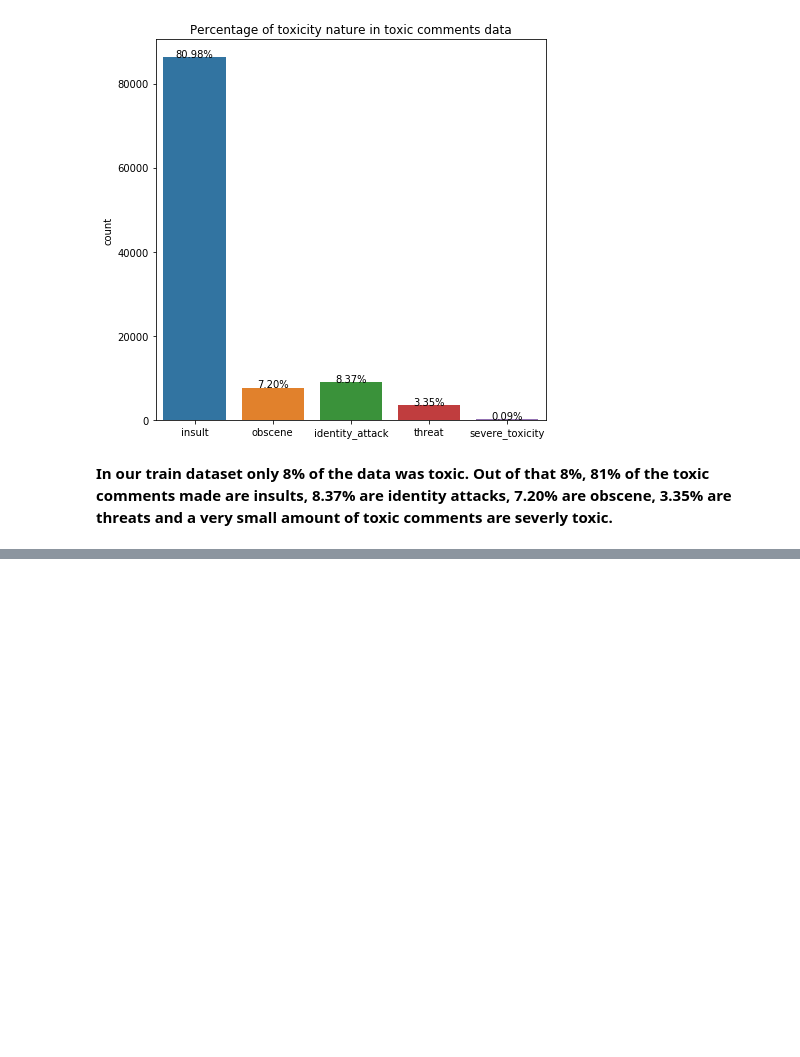
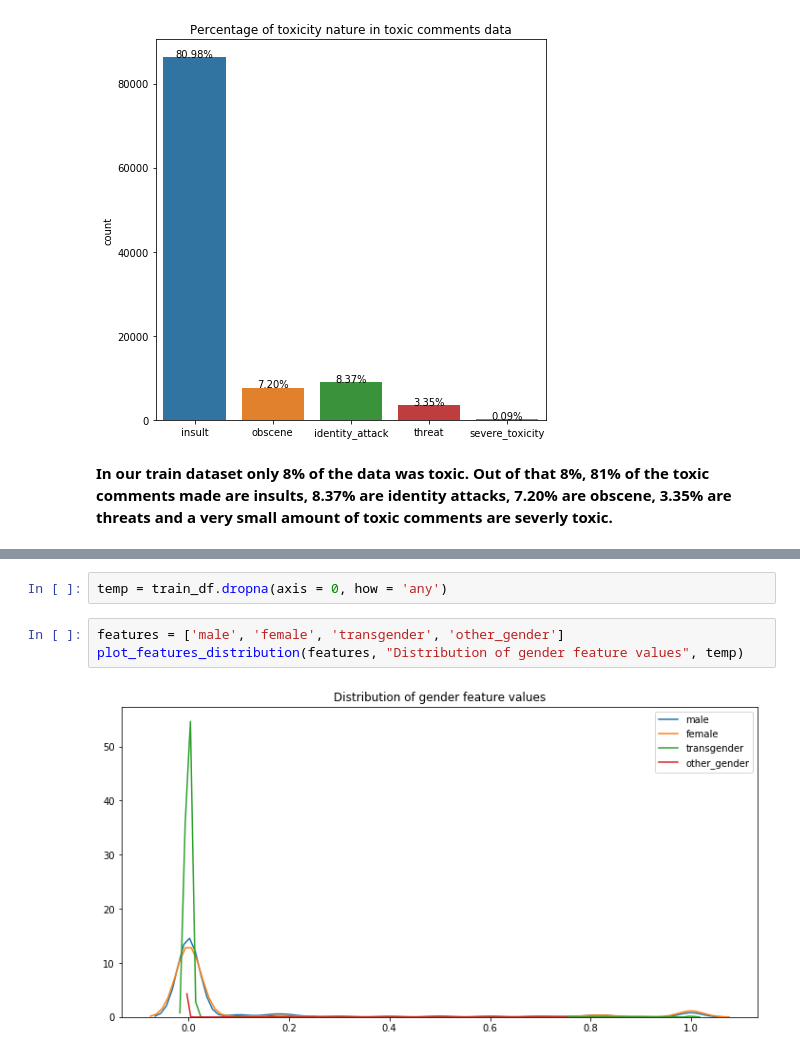
Before and after one commit to kkulkarnee/Text-classification, a Jupyter notebook: Toxicity_Classification.ipynb, the cells around one changed output, grey strips where cells are left out. Saved outputs shown, nothing was run; the diff lists cells and outputs as text; blank space fills up the shorter version.

```diff
--- a/Toxicity_Classification.ipynb
+++ b/Toxicity_Classification.ipynb
@@ -321,0 +339,7 @@ plt.show()
+# %%
+temp = train_df.dropna(axis = 0, how = 'any')
+# %%
+features = ['male', 'female', 'transgender', 'other_gender']
+plot_features_distribution(features, "Distribution of gender feature values", temp)
+# %% [output]
+[figure, added]
```
Also changed, not shown: parts of 37 cells of this notebook.
